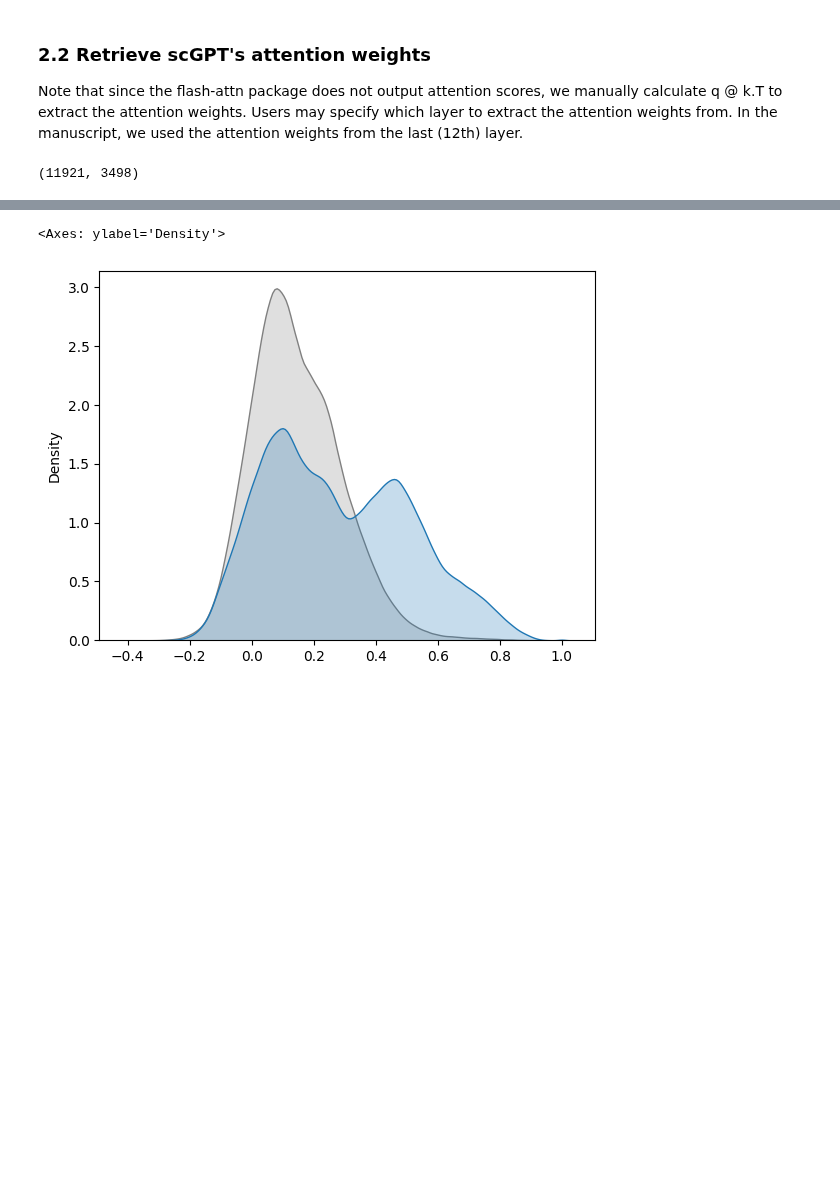
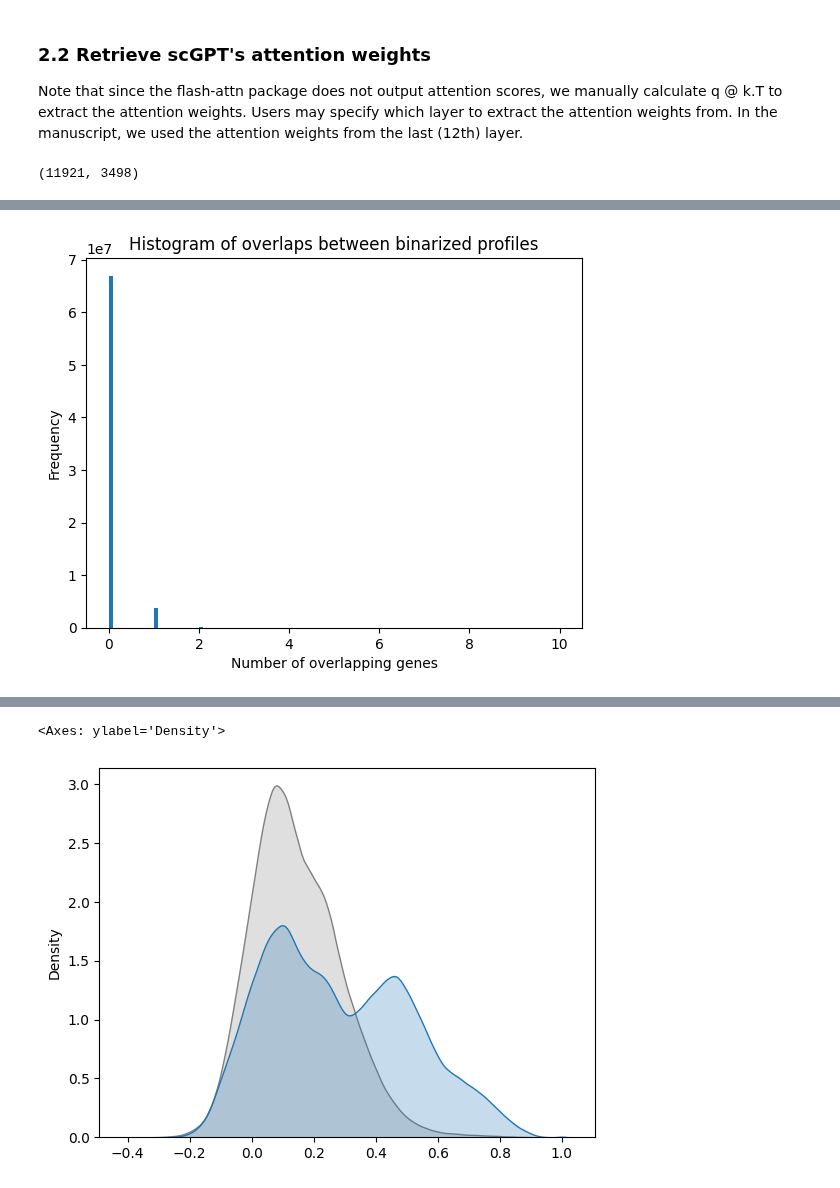
Before and after one commit to 00dylan00/scGPT_playground, a Jupyter notebook: notebooks/extracting_att_weights.ipynb, the cells around one changed output, grey strips where cells are left out. Drawn from its saved outputs; the diff is of its cells as text; code cells hidden in the pictures; blank space fills up the shorter version.

```diff
--- a/notebooks/extracting_att_weights.ipynb
+++ b/notebooks/extracting_att_weights.ipynb
@@ -382,0 +436,22 @@ np.save(output_file, full_matrix)
+# %%
+import numpy as np
+import matplotlib.pyplot as plt
+
+# binary matrix: shape (n_samples, n_genes)
+# entries are 0 or 1, with 1 indicating top-k gene
+# `full_matrix_binarized`
+
+# Compute dot product between rows — this gives count of overlapping 1s
+overlap_matrix = full_matrix_binarized @ full_matrix_binarized.T  # shape (n_samples, n_samples)
+
+# Extract upper triangle (excluding diagonal)
+all_vals = overlap_matrix[np.triu_indices(overlap_matrix.shape[0], k=1)]
+
+# Plot histogram of overlaps
+plt.hist(all_vals, bins=100)
+plt.xlabel("Number of overlapping genes")
+plt.ylabel("Frequency")
+plt.title("Histogram of overlaps between binarized profiles")
+plt.show()
+# %% [output]
+[figure, added]
```
Also changed, not shown: parts of 20 cells of this notebook.
